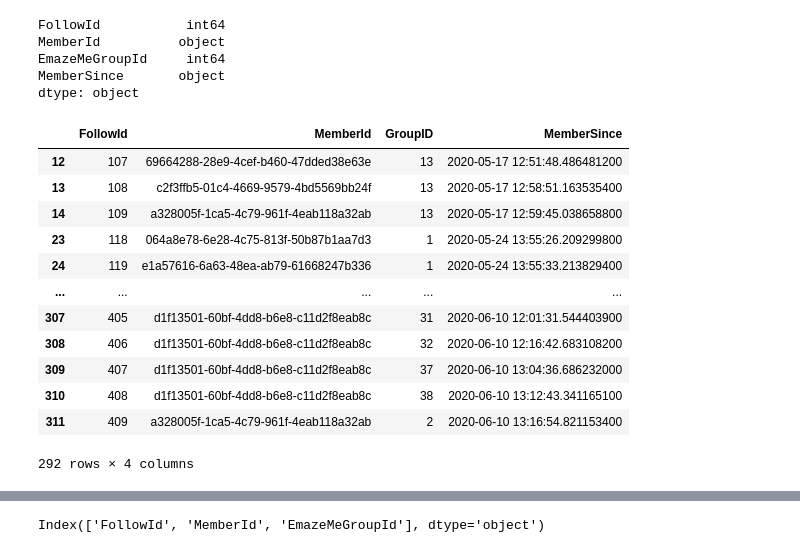
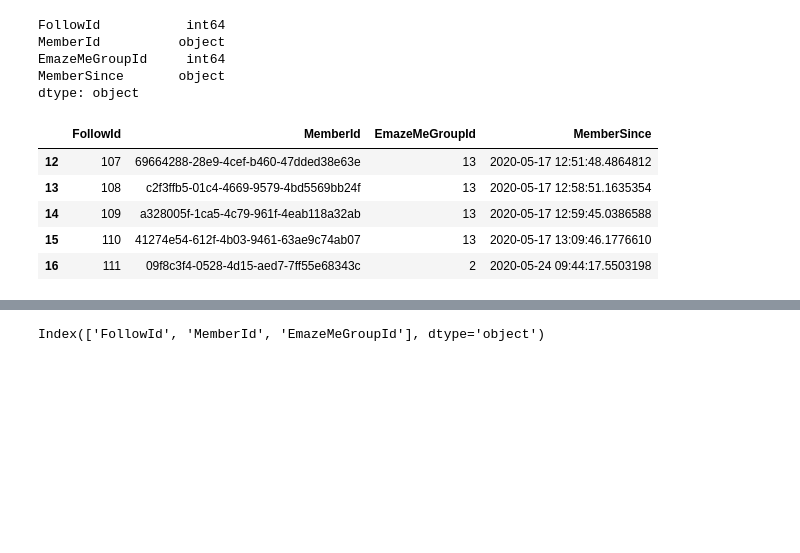
Before and after one commit to elysem01/Emaze-Recommendation-System, a Jupyter notebook: Group Recommendation System.ipynb, the cells around one changed output, grey strips where cells are left out. Saved outputs shown, nothing was run; the diff lists cells and outputs as text; code cells hidden in the pictures; blank space fills up the shorter version.

```diff
--- a/Group Recommendation System.ipynb
+++ b/Group Recommendation System.ipynb
@@ -29,7 +29,7 @@ followers_raw.head()
 | 3 | 6 | e9477dec-c960-4f11-a563-9781cf8b1c15 | 2 | 0001-01-03 00:00:00.000 |
 | 4 | 7 | 93aff917-ec28-4201-b1d2-788e275671b2 | 1 | 0001-01-03 00:00:00.000 |
 # %%
-members_raw = pd.read_csv("EmazeMeGroupMembers.csv")
+members_raw = pd.read_csv("Data/EmazeMeGroupMembers.csv")
 members_raw.head()
 # %% [output]
 |  | FollowId | MemberId | EmazeMeGroupId | MemberSince |
@@ -95,22 +95,16 @@ MemberId          object
 EmazeMeGroupId     int64
 MemberSince       object
 dtype: object
-# %%
-members.drop(members.index[3:11])
-# %% [output]
-|  | FollowId | MemberId | GroupID | MemberSince |
-| 12 | 107 | 69664288-28e9-4cef-b460-47dded38e63e | 13 | 2020-05-17 12:51:48.486481200 |
-| 13 | 108 | c2f3ffb5-01c4-4669-9579-4bd5569bb24f | 13 | 2020-05-17 12:58:51.163535400 |
-| 14 | 109 | a328005f-1ca5-4c79-961f-4eab118a32ab | 13 | 2020-05-17 12:59:45.038658800 |
-| 23 | 118 | 064a8e78-6e28-4c75-813f-50b87b1aa7d3 | 1 | 2020-05-24 13:55:26.209299800 |
-| 24 | 119 | e1a57616-6a63-48ea-ab79-61668247b336 | 1 | 2020-05-24 13:55:33.213829400 |
-| ... | ... | ... | ... | ... |
-| 307 | 405 | d1f13501-60bf-4dd8-b6e8-c11d2f8eab8c | 31 | 2020-06-10 12:01:31.544403900 |
-| 308 | 406 | d1f13501-60bf-4dd8-b6e8-c11d2f8eab8c | 32 | 2020-06-10 12:16:42.683108200 |
-| 309 | 407 | d1f13501-60bf-4dd8-b6e8-c11d2f8eab8c | 37 | 2020-06-10 13:04:36.686232000 |
-| 310 | 408 | d1f13501-60bf-4dd8-b6e8-c11d2f8eab8c | 38 | 2020-06-10 13:12:43.341165100 |
-| 311 | 409 | a328005f-1ca5-4c79-961f-4eab118a32ab | 2 | 2020-06-10 13:16:54.821153400 |
-292 rows × 4 columns
+# %%
+members = members_raw.drop(members_raw.index[:12])
+members.head()
+# %% [output]
+|  | FollowId | MemberId | EmazeMeGroupId | MemberSince |
+| 12 | 107 | 69664288-28e9-4cef-b460-47dded38e63e | 13 | 2020-05-17 12:51:48.4864812 |
+| 13 | 108 | c2f3ffb5-01c4-4669-9579-4bd5569bb24f | 13 | 2020-05-17 12:58:51.1635354 |
+| 14 | 109 | a328005f-1ca5-4c79-961f-4eab118a32ab | 13 | 2020-05-17 12:59:45.0386588 |
+| 15 | 110 | 41274e54-612f-4b03-9461-63ae9c74ab07 | 13 | 2020-05-17 13:09:46.1776610 |
+| 16 | 111 | 09f8c3f4-0528-4d15-aed7-7ff55e68343c | 2 | 2020-05-24 09:44:17.5503198 |
 # %%
 members.MemberSince = pd.to_datetime(members['MemberSince'])
 members.dtypes
```
Also changed, not shown: parts of 6 cells of this notebook, 8 other files.
